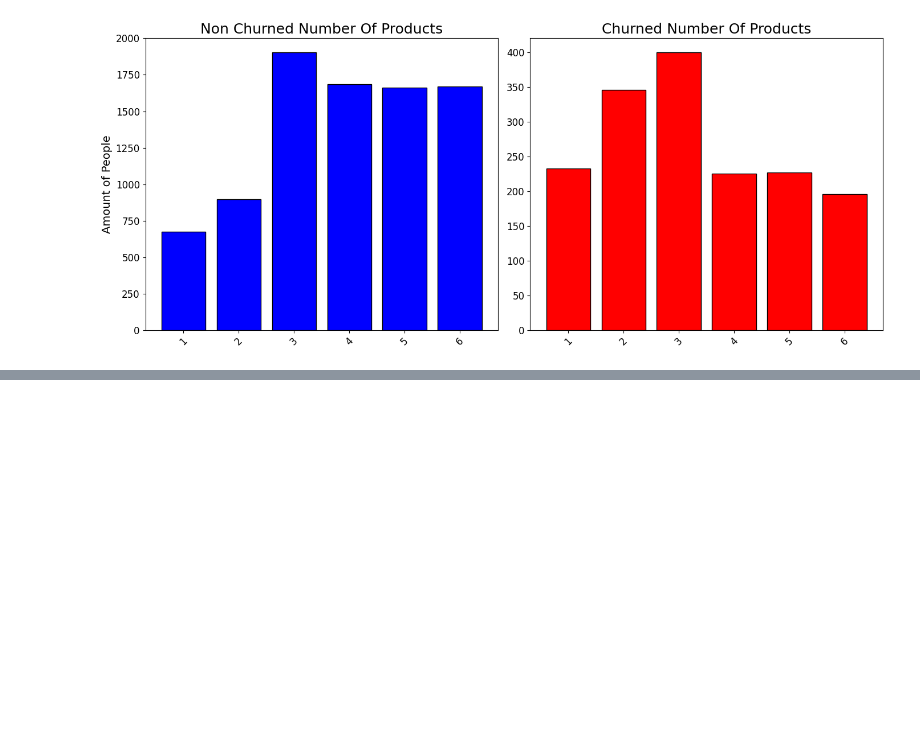
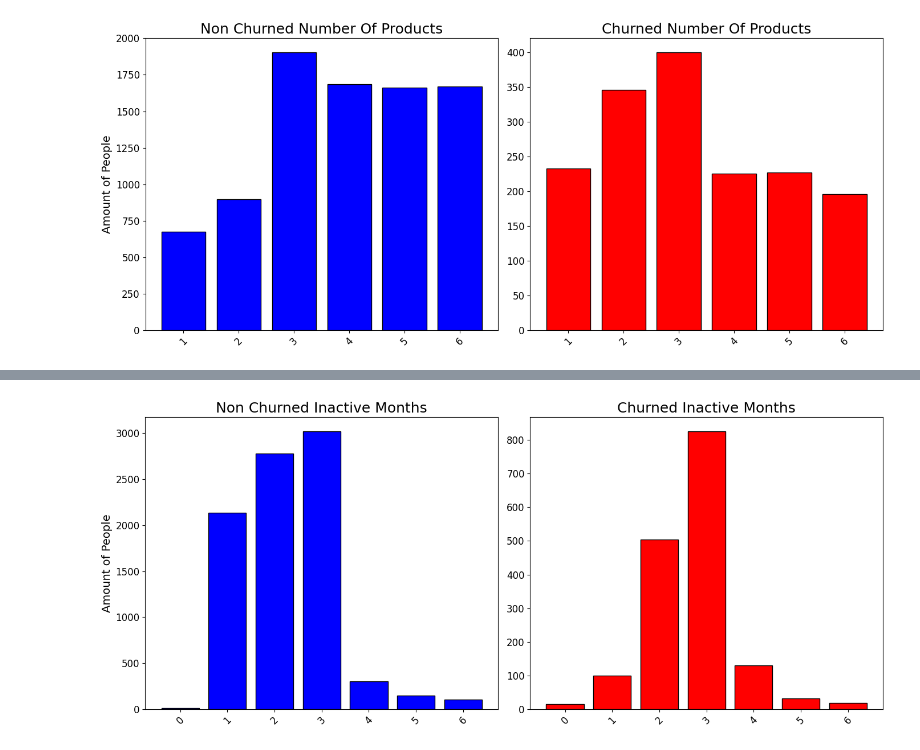
Before and after one commit to geneeol/data-analysis, a Jupyter notebook: bank_churn.ipynb, the cells around one changed output, grey strips where cells are left out. Saved outputs shown, nothing was run; the diff lists cells and outputs as text; code cells hidden in the pictures; blank space fills up the shorter version.

```diff
--- a/bank_churn.ipynb
+++ b/bank_churn.ipynb
@@ -256,0 +273,6 @@ plot_compare("Total_Relationship_Count", "Number Of Products")
+# %%
+# 3개월 이내에 활성화된 고객은 대부분 이탈하지 않았다.
+
+plot_compare("Months_Inactive_12_mon", "Inactive Months")
+# %% [output]
+[figure, added]
```
Also changed, not shown: parts of 6 cells of this notebook.
